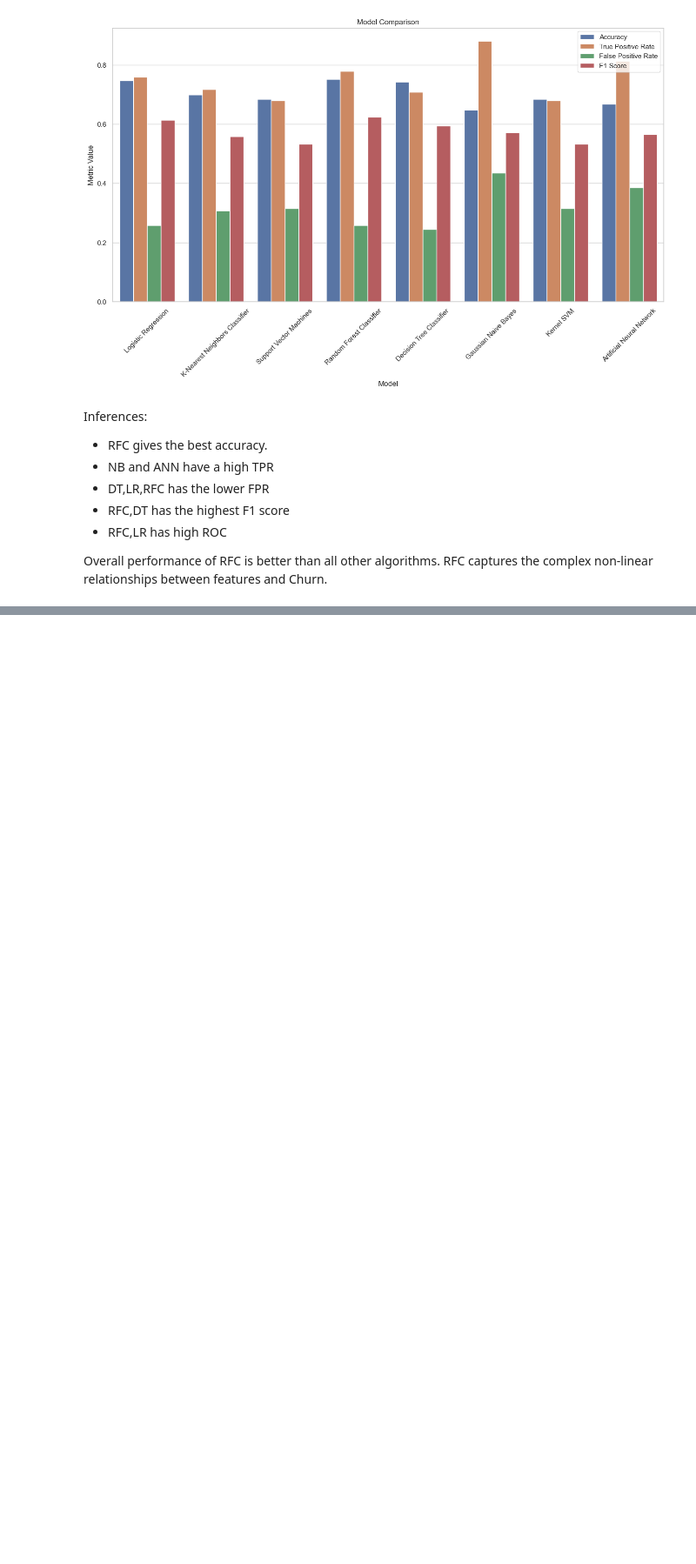
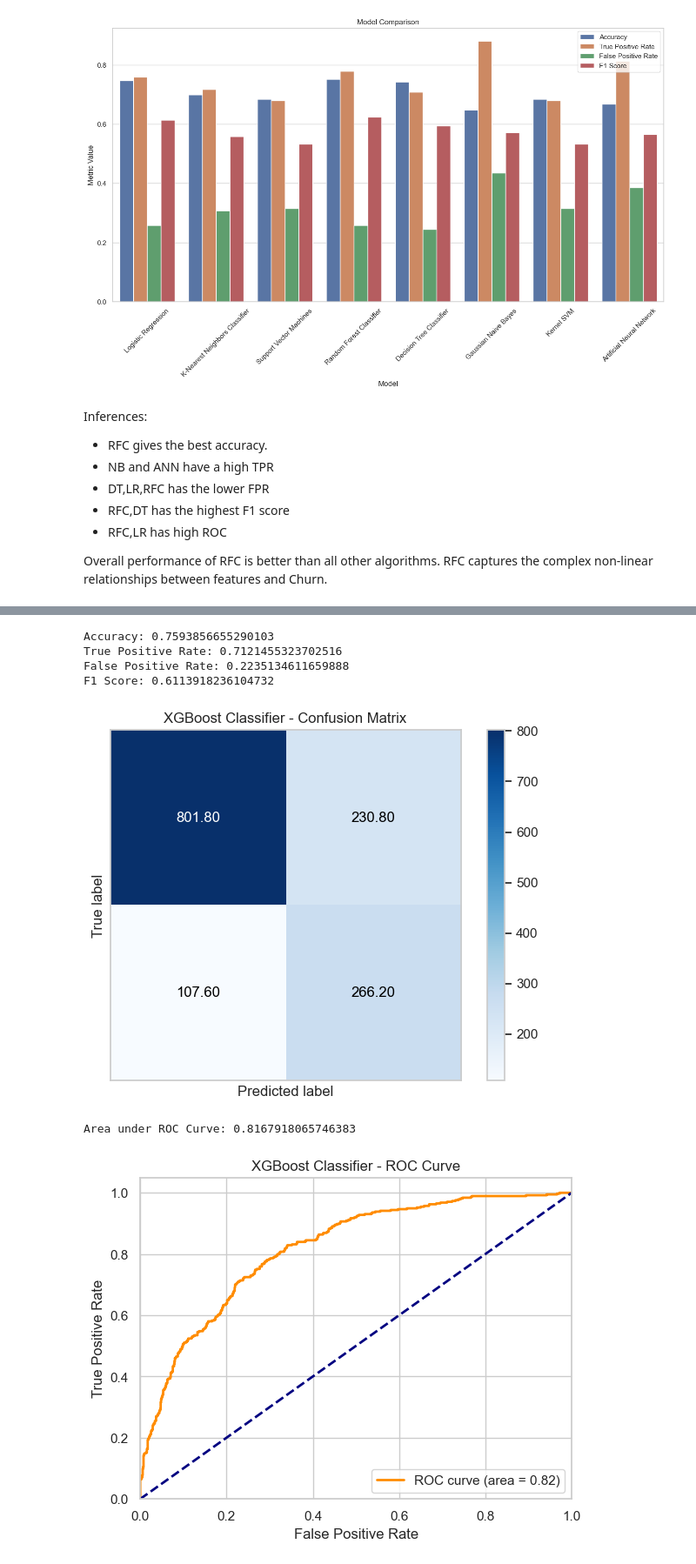
Before and after one commit to BhargavaKakkera/Customer_Churn_Prediction, a Jupyter notebook: src/notebook/CustomerChurnPrediction.ipynb, the cells around one changed output, grey strips where cells are left out. Shown at 87% size. Saved outputs shown, nothing was run; the diff lists cells and outputs as text; code cells hidden in the pictures; blank space fills up the shorter version.

```diff
--- a/src/notebook/CustomerChurnPrediction.ipynb
+++ b/src/notebook/CustomerChurnPrediction.ipynb
@@ -1048,0 +1052,12 @@ Area under ROC Curve: 0.8310365107988226
+# %%
+xgb = XGBClassifier()
+
+trainTestAndPlot('XGBoost Classifier', xgb)
+# %% [output]
+Accuracy: 0.7593856655290103
+True Positive Rate: 0.7121455323702516
+False Positive Rate: 0.2235134611659888
+F1 Score: 0.6113918236104732
+[figure, added]
+Area under ROC Curve: 0.8167918065746383
+[figure, added]
```
Also changed, not shown: parts of 6 cells of this notebook, 1 other file.
